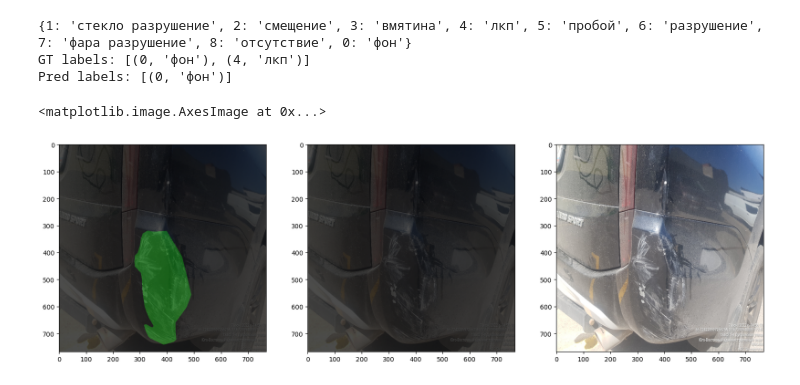
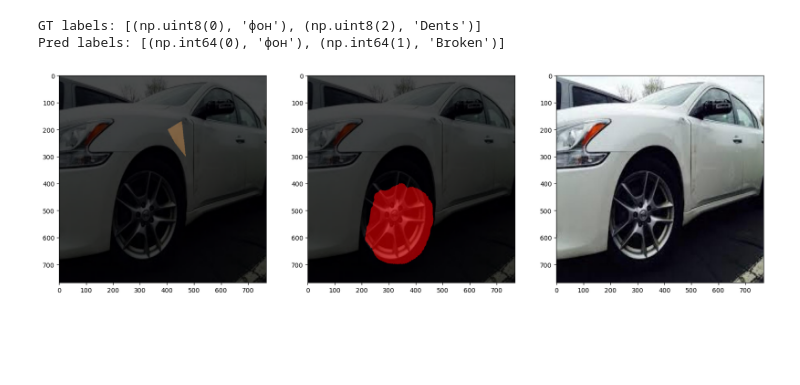
Before and after one commit to falkodem/trainloop, a Jupyter notebook: Custom.ipynb, the cells around one changed output. Drawn from its saved outputs; the diff is of its cells as text; code cells hidden in the pictures; blank space fills up the shorter version.

```diff
--- a/Custom.ipynb
+++ b/Custom.ipynb
@@ -152,65 +36,54 @@ reduced_labels=False
+# %%
+i_img = 7
+reduced_labels=False
+thr = 0.5
+
+id2label = {v['id']: v['name'] for _,v in ds_test.coco_dataset.cats.items()}
+id2label[0] = 'фон'
+label2id = {name: id_ for id_, name in id2label.items()}
+id2color = {0: [0, 0, 0], 1: [200, 0, 0], 2: [108, 64, 20], 3: [255, 229, 204],}# 4: [0, 102, 0], 5: [0, 255, 0], 6: [0, 153, 153], 7: [0, 128, 255], 8: [255, 255, 0]}
 # %%
-id2label2 = {1: 'стекло разрушение', 2: 'смещение', 3: 'вмятина', 4: 'лкп', 5: 'пробой',
-            6: 'разрушение', 7: 'фара разрушение', 8: 'отсутствие', 0: 'фон'}
-print(id2label2)
+img_path = os.path.join(ds_test.img_dir, ds_test.coco_dataset.imgs[ds_test.idx_mapper[i_img]]['file_name'])
+# img_path = ds.img_files[i_img]
+orig_img = cv2.imread(img_path)[:,:,::-1]
+orig_img = cv2.resize(orig_img, (ds_test.preprocessor.size[1], ds_test.preprocessor.size[0]))
 
-ds = ds_test
-
-i_img = 15
-thr = 0.95
-img_path = os.path.join(ds.root_dir, ds.coco_dataset.imgs[ds.idx_mapper[i_img]]['file_name'])
-orig_img = cv2.imread(img_path)[:,:,::-1]
-orig_img = cv2.resize(orig_img, (768,768))
-if reduced_labels:
-    gt = ds[i_img][1].detach().numpy().astype(np.uint8)
-else:
-    gt = ds[i_img][1].detach().numpy().astype(np.uint8)
-print('GT labels:', [(idx, id2label2[idx]) for idx in np.unique(gt)])
-x = ds[i_img][0].unsqueeze(0)
+gt = ds_test[i_img][1].detach().numpy().astype(np.uint8)
+print('GT labels:', [(idx, id2label[idx]) for idx in np.unique(gt)])
+x = ds_test[i_img][0].unsqueeze(0).to(device)
 with torch.no_grad():
     model.eval()
     outputs = model(x)
 logits = outputs.detach().cpu()
-probs = torch.sigmoid(nn.functional.interpolate(logits,
+probs = torch.softmax(nn.functional.interpolate(logits,
                 size=orig_img.shape[:2], # (height, width)
                 mode='bilinear',
-                align_corners=False)[0]).numpy()
+                align_corners=False)[0], axis=0).numpy()
+# probs = torch.sigmoid(nn.functional.interpolate(logits,
+#                 size=orig_img.shape[:2], # (height, width)
+#                 mode='bilinear',
+#                 align_corners=False)[0]).numpy()
 if reduced_labels:
     pred_label = np.argmax(np.concatenate([np.zeros((1, *probs.shape[1:]), dtype=np.float32) + thr,
-                                           np.where(probs > thr, probs, 0)], axis=0), axis=0)
+                                            np.where(probs > thr, probs, 0)], axis=0), axis=0)
 else:
     pred_label = np.argmax(probs, axis=0)
-print('Pred labels:', [(idx, id2label2[idx]) for idx in np.unique(pred_label)])
+    # pred_label = np.argmax(np.where(probs>thr, probs, 0), axis=0)
+print('Pred labels:', [(idx, id2label[idx]) for idx in np.unique(pred_label)])
 
-id2color = {0: [0, 0, 0], 1: [200, 0, 0], 2: [108, 64, 20], 3: [255, 229, 204], 4: [0, 102, 0], 5: [0, 255, 0], 6: [0, 153, 153], 7: [0, 128, 255], 8: [255, 255, 0]}
+f, ax = plt.subplots(1,3, figsize=(20,7))
 color_seg = np.zeros((gt.shape[0], gt.shape[1], 3), dtype=np.uint8) # height, width, 3
 for label, color in id2color.items():
     color_seg[gt == label, :] = color
+ax[0].imshow((color_seg*0.7 + orig_img*0.3).astype(np.uint8))
 
-
-f, ax = plt.subplots(1,3, figsize=(20,7))
-
-color_seg = np.zeros((gt.shape[0], gt.shape[1], 3), dtype=np.uint8) # height, width, 3
-for label, color in id2color.items():
-    color_seg[gt == label, :] = color
-
-ax[0].imshow((color_seg*0.7 + orig_img*0.3).astype(np.uint8))
 color_seg = np.zeros((pred_label.shape[0], pred_label.shape[1], 3), dtype=np.uint8) # height, width, 3
 for label, color in id2color.items():
     color_seg[pred_label == label, :] = color
 ax[1].imshow((color_seg*0.7 + orig_img*0.3).astype(np.uint8))
 ax[2].imshow(orig_img)
-# thr = 0.9
-# img_path = os.path.join(ds_test.root_dir, ds_test.coco_dataset.imgs[ds_test.idx_mapper[i_img]]['file_name'])
-# image = Image.open(img_path)
-# # First, rescale logits to original image size
-# upsampled_logits = nn.functional.interpolate(logits,
-#                 size=image.size[::-1], # (height, width)
-#                 mode='bilinear',
-#                 align_corners=False)
+plt.show()
 # %% [output]
-{1: 'стекло разрушение', 2: 'смещение', 3: 'вмятина', 4: 'лкп', 5: 'пробой', 6: 'разрушение', 7: 'фара разрушение', 8: 'отсутствие', 0: 'фон'}
-GT labels: [(0, 'фон'), (4, 'лкп')]
-Pred labels: [(0, 'фон')]
+GT labels: [(np.uint8(0), 'фон'), (np.uint8(2), 'Dents')]
+Pred labels: [(np.int64(0), 'фон'), (np.int64(1), 'Broken')]
-<matplotlib.image.AxesImage at 0x...>
-[figure, old version]
+[figure, new version]
```
Also changed, not shown: parts of 23 cells of this notebook, 18 other files.
